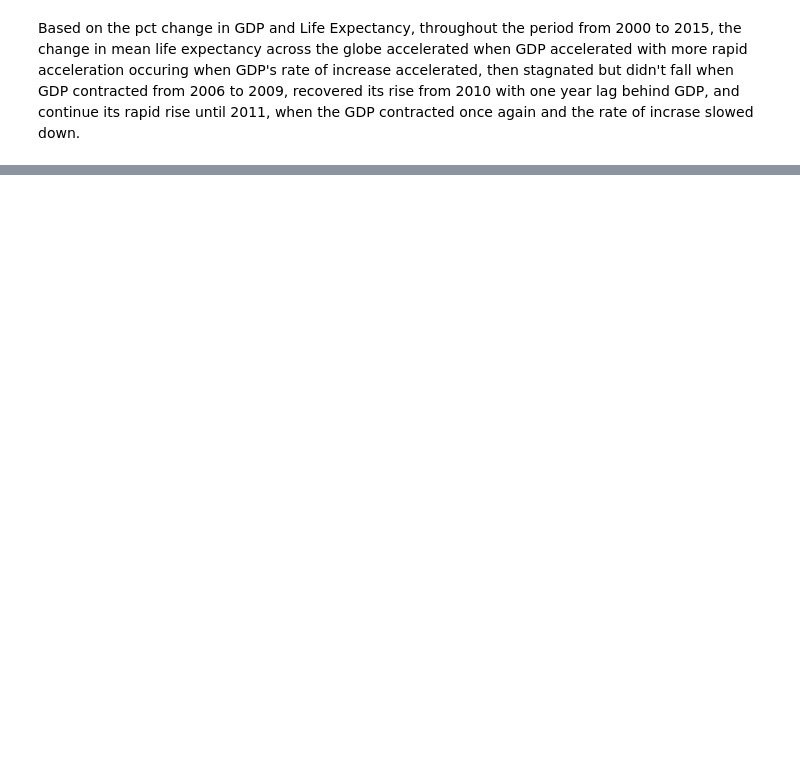
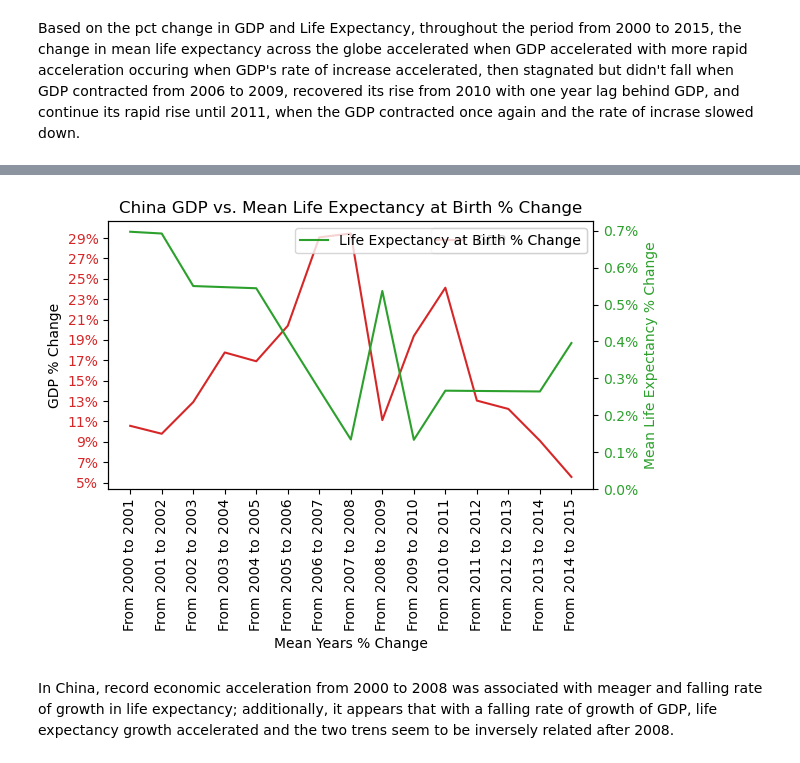
Before and after one commit to J4d33d4J/LifeExpectancy_vs_GDP, a Jupyter notebook: life_expectancy_gdp.ipynb, the cells around one changed output, grey strips where cells are left out. Drawn from its saved outputs; the diff is of its cells as text; code cells hidden in the pictures; blank space fills up the shorter version.

```diff
--- a/life_expectancy_gdp.ipynb
+++ b/life_expectancy_gdp.ipynb
@@ -525,0 +537,4 @@ Based on the pct change in GDP and Life Expectancy, throughout the period from 2
+# %%
+china_lifeexp_gdp_df['GDP Pct Change'] = china_lifeexp_gdp_df.GDP.pct_change()*100
+china_lifeexp_gdp_df['Mean Life Expectancy at Birth Pct Change'] = china_lifeexp_gdp_df['Life expectancy at birth (years)'].pct_change()*100
+china_lifeexp_gdp_df.dropna(inplace=True)
@@ -525,0 +595,30 @@ Based on the pct change in GDP and Life Expectancy, throughout the period from 2
+# %%
+fig, ax1 = plt.subplots()
+plt.title("China GDP vs. Mean Life Expectancy at Birth % Change")
+color = 'tab:red'
+ax1.set_xlabel('Mean Years % Change')
+ax1.set_ylabel('GDP % Change')
+ax1.set_xticks([2001, 2002, 2003, 2004, 2005, 2006, 2007, 2008, 2009, 2010, 2011, 2012, 2013, 2014, 2015])
+ax1.set_xticklabels(["From {} to {}".format(year-1, year) for year in range(2001, 2016, 1)], rotation = 90)
+ax1.set_yticks([i for i in range(-3, 30, 2)])
+ax1.set_yticklabels([f'{i}%' for i in range(-3, 30, 2)])
+ax1.plot(china_lifeexp_gdp_df.Year, china_lifeexp_gdp_df['GDP Pct Change'], label='GDP % Change', color=color)
+ax1.tick_params(axis='y', labelcolor=color)
+ax1.legend()
+
+
+
+ax2 = ax1.twinx()
+color = 'tab:green'
+ax2.set_ylabel('Mean Life Expectancy % Change', color=color)
+ax2.plot(china_lifeexp_gdp_df.Year, china_lifeexp_gdp_df['Mean Life Expectancy at Birth Pct Change'], label='Life Expectancy at Birth % Change', color=color)
+ax2.set_yticks([i/10 for i in range(0, 8, 1)])
+ax2.set_yticklabels([str(i/10) + '%' for i in range(0, 8, 1)])
+ax2.tick_params(axis='y', labelcolor=color)
+plt.legend(loc=1)
+fig.tight_layout()
+plt.show()
+# %% [output]
+[figure, added]
+# %% [markdown]
+In China, record economic acceleration from 2000 to 2008 was associated with meager and falling rate of growth in life expectancy; additionally, it appears that with a falling rate of growth of GDP, life expectancy growth accelerated and the two trens seem to be inversely related after 2008.
```
Also changed, not shown: parts of 11 cells of this notebook, 1 other file.
